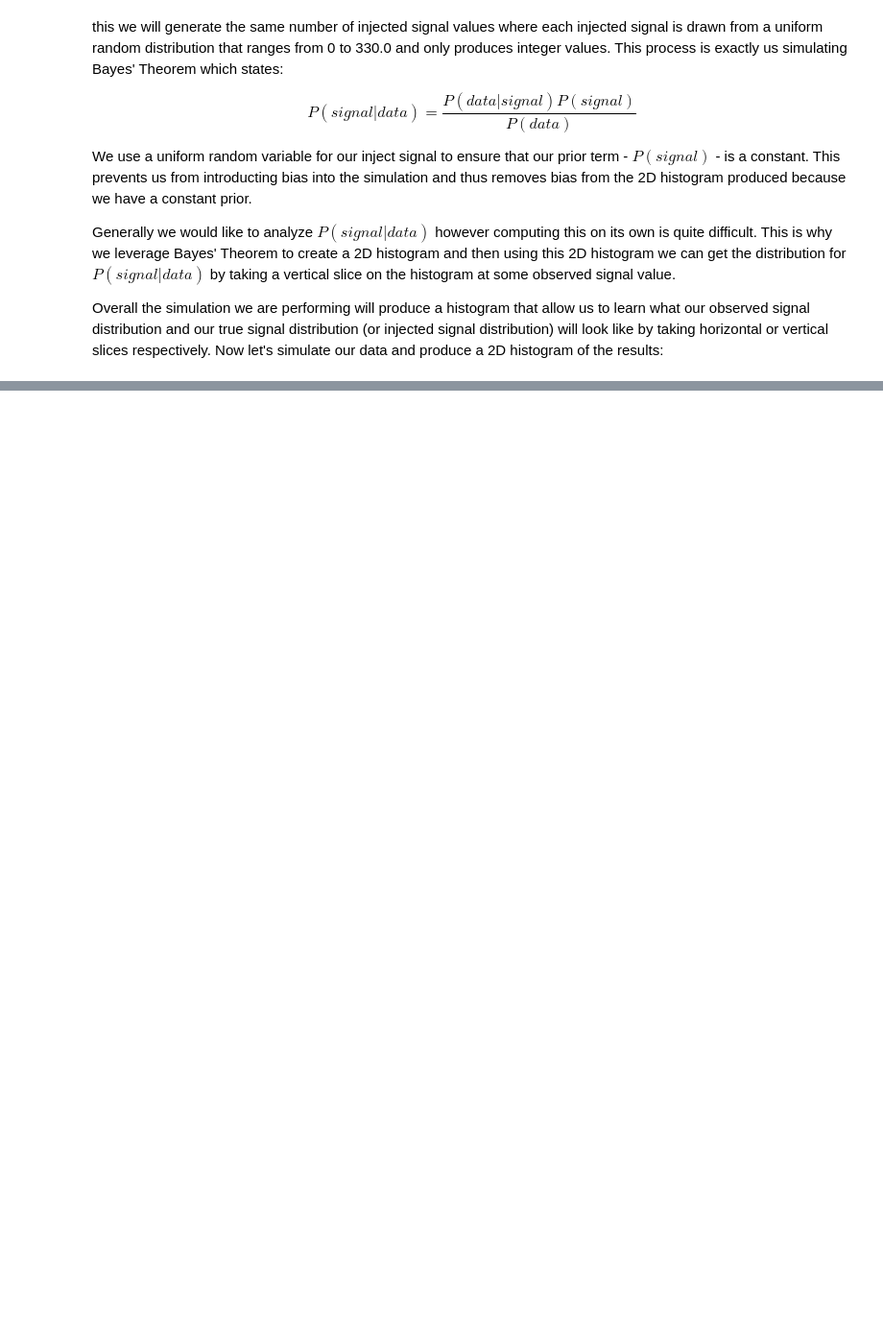
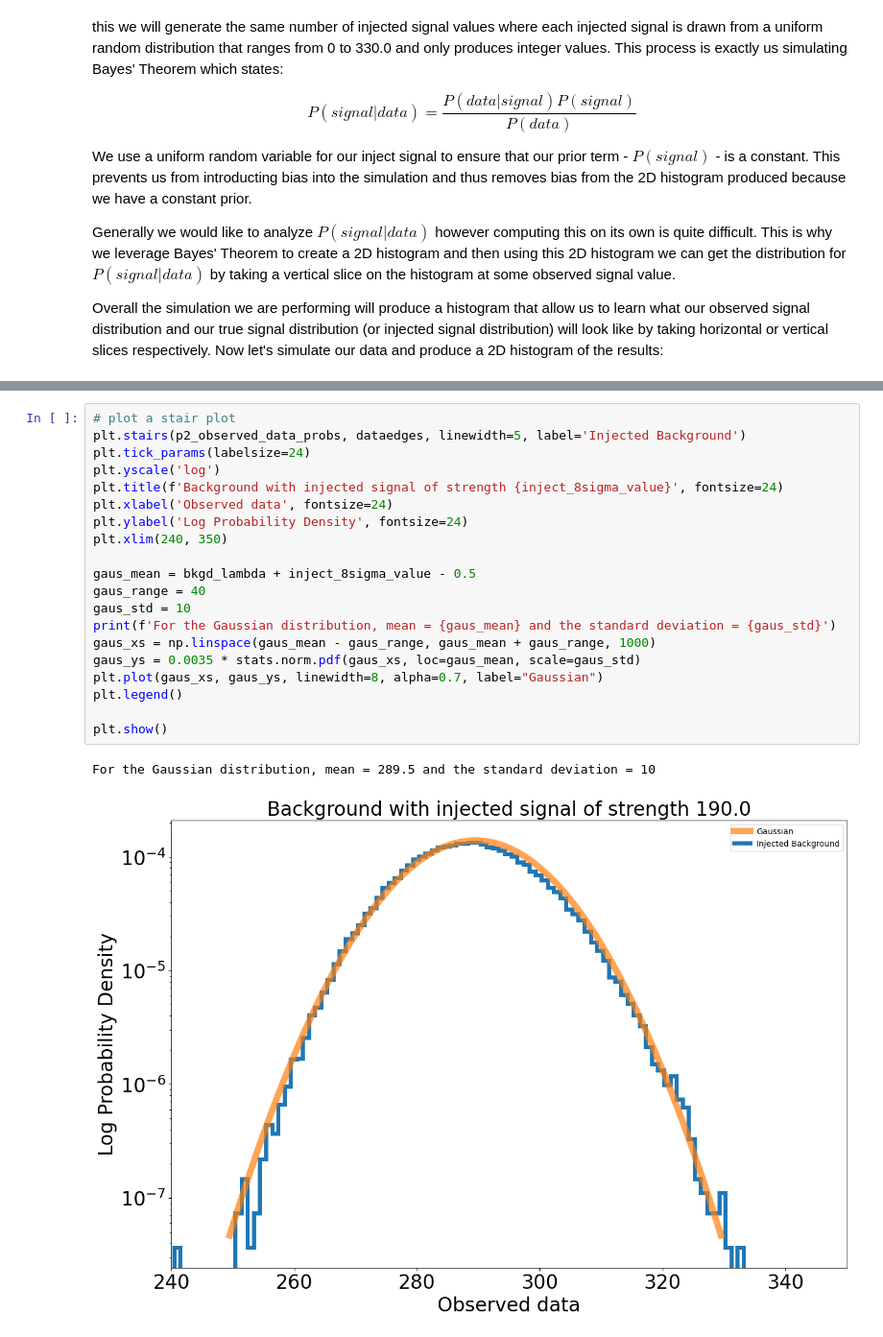
Before and after one commit to williamdolsen/phys434-21au, a Jupyter notebook: labs/lab6/lab6.ipynb, the cells around one changed output, grey strips where cells are left out. Shown at 96% size. Cells and saved outputs as stored; diff of their text form; blank space fills up the shorter version.

```diff
--- a/labs/lab6/lab6.ipynb
+++ b/labs/lab6/lab6.ipynb
@@ -186,0 +214,23 @@ plot_2d_hist(signaledges, dataedges, Psd)
+# %%
+# plot a stair plot
+plt.stairs(p2_observed_data_probs, dataedges, linewidth=5, label='Injected Background')
+plt.tick_params(labelsize=24)
+plt.yscale('log')
+plt.title(f'Background with injected signal of strength {inject_8sigma_value}', fontsize=24)
+plt.xlabel('Observed data', fontsize=24)
+plt.ylabel('Log Probability Density', fontsize=24)
+plt.xlim(240, 350)
+
+gaus_mean = bkgd_lambda + inject_8sigma_value - 0.5
+gaus_range = 40
+gaus_std = 10
+print(f'For the Gaussian distribution, mean = {gaus_mean} and the standard deviation = {gaus_std}')
+gaus_xs = np.linspace(gaus_mean - gaus_range, gaus_mean + gaus_range, 1000)
+gaus_ys = 0.0035 * stats.norm.pdf(gaus_xs, loc=gaus_mean, scale=gaus_std)
+plt.plot(gaus_xs, gaus_ys, linewidth=8, alpha=0.7, label="Gaussian")
+plt.legend()
+
+plt.show()
+# %% [output]
+For the Gaussian distribution, mean = 289.5 and the standard deviation = 10
+[figure, added]
```
Also changed, not shown: parts of 13 cells of this notebook.
